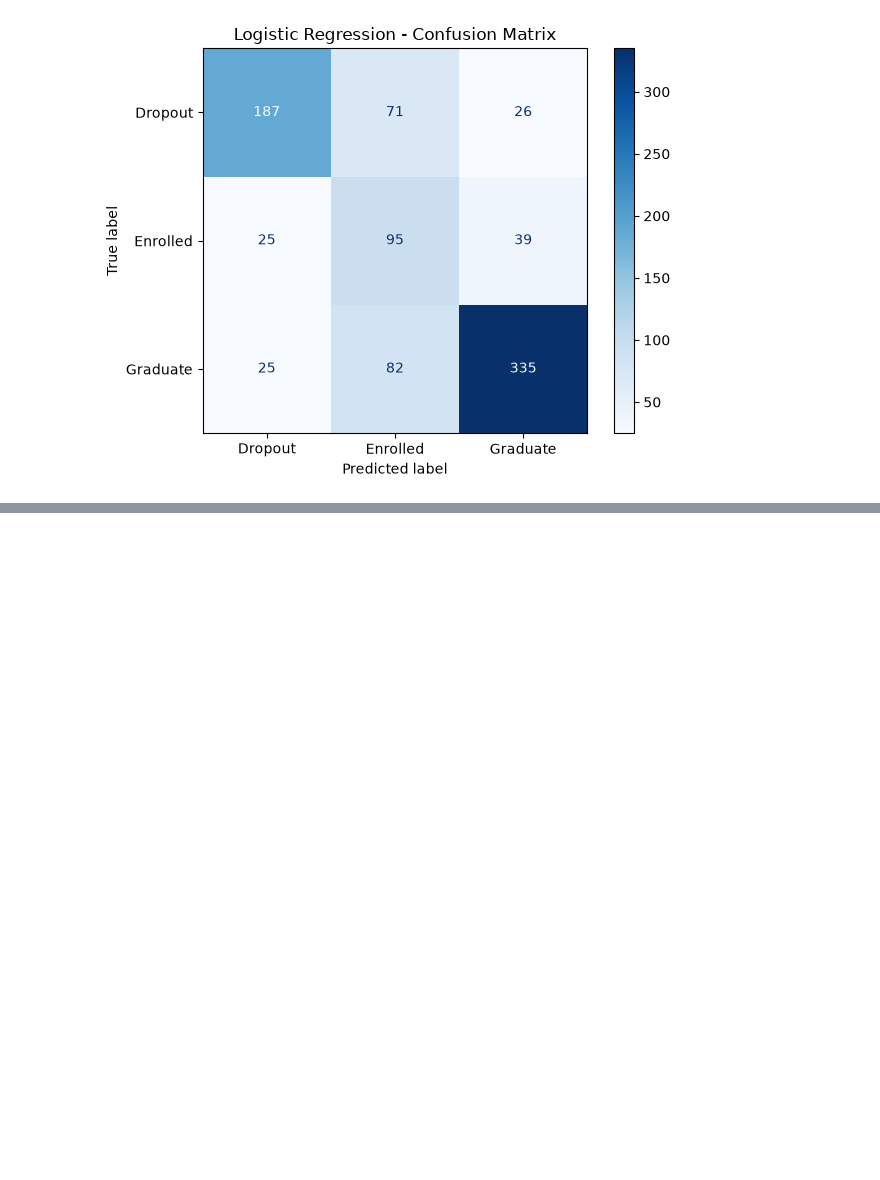
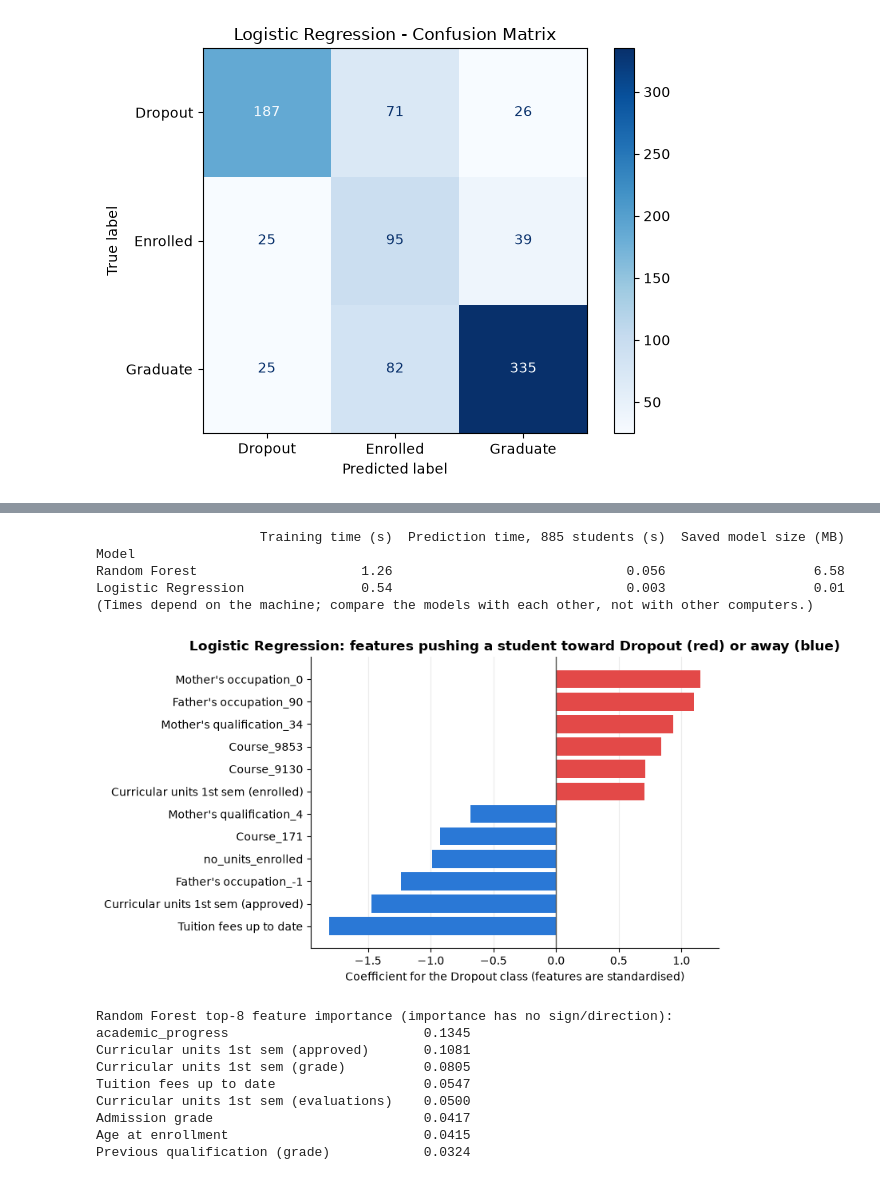
Before and after one commit to Aldanahth/SW485-Project-Group4, a Jupyter notebook: Phase1_Supervised_Learning.ipynb, the cells around one changed output, grey strips where cells are left out. Cells and saved outputs as stored; diff of their text form; code cells hidden in the pictures; blank space fills up the shorter version.

```diff
--- a/Phase1_Supervised_Learning.ipynb
+++ b/Phase1_Supervised_Learning.ipynb
@@ -354,0 +761,55 @@ print(tuning_results_lr.to_string(index=False))
+# %%
+# ---------- Trade-offs: speed, size, and what each model can explain ----------
+def time_it(fn, repeats=3):
+    best = float("inf")
+    for _ in range(repeats):
+        t0 = time.perf_counter(); fn(); best = min(best, time.perf_counter() - t0)
+    return best
+
+cost_rows = []
+for name, model in models.items():
+    train_s = time_it(lambda: clone(model).fit(X_train, y_train), repeats=2)
+    predict_s = time_it(lambda: model.predict(X_test))
+    buf = io.BytesIO(); joblib.dump(model, buf)
+    cost_rows.append({"Model": name,
+                      "Training time (s)": round(train_s, 2),
+                      "Prediction time, 885 students (s)": round(predict_s, 3),
+                      "Saved model size (MB)": round(buf.getbuffer().nbytes / 1e6, 2)})
+cost_df = pd.DataFrame(cost_rows).set_index("Model")
+cost_df.to_csv(results_dir / "computational_cost.csv")
+print(cost_df.to_string())
+print("(Times depend on the machine; compare the models with each other, not with other computers.)")
+
+# Interpretability evidence for Logistic Regression: signed coefficients for the Dropout class
+coef = pd.Series(best_lr.coef_[CLASS_IDS.index(0)], index=X_train.columns)
+top = pd.concat([coef.sort_values().head(6), coef.sort_values().tail(6)])
+fig, ax = plt.subplots(figsize=(8, 4.6))
+ax.barh(top.index, top.values, color=np.where(top.values > 0, "#e34948", "#2a78d6"))
+ax.axvline(0, color="#52514e", linewidth=1)
+ax.set_title("Logistic Regression: features pushing a student toward Dropout (red) or away (blue)")
+ax.set_xlabel("Coefficient for the Dropout class (features are standardised)")
+ax.grid(axis="y", visible=False)
+plt.tight_layout()
+plt.savefig(plots_dir / "logistic_regression_dropout_coefficients.png", dpi=150, bbox_inches="tight")
+plt.show()
+
+# Random Forest: global importance (no direction) - top 8
+rf_imp = pd.Series(best_rf.feature_importances_, index=X_train.columns).sort_values(ascending=False).head(8)
+print("\nRandom Forest top-8 feature importance (importance has no sign/direction):")
+print(rf_imp.round(4).to_string())
+# %% [output]
+                     Training time (s)  Prediction time, 885 students (s)  Saved model size (MB)
+Model
+Random Forest                     1.26                              0.056                   6.58
+Logistic Regression               0.54                              0.003                   0.01
+(Times depend on the machine; compare the models with each other, not with other computers.)
+[figure, added]
+Random Forest top-8 feature importance (importance has no sign/direction):
+academic_progress                         0.1345
+Curricular units 1st sem (approved)       0.1081
+Curricular units 1st sem (grade)          0.0805
+Tuition fees up to date                   0.0547
+Curricular units 1st sem (evaluations)    0.0500
+Admission grade                           0.0417
+Age at enrollment                         0.0415
+Previous qualification (grade)            0.0324
```
Also changed, not shown: parts of 31 cells of this notebook, 16 other files.
